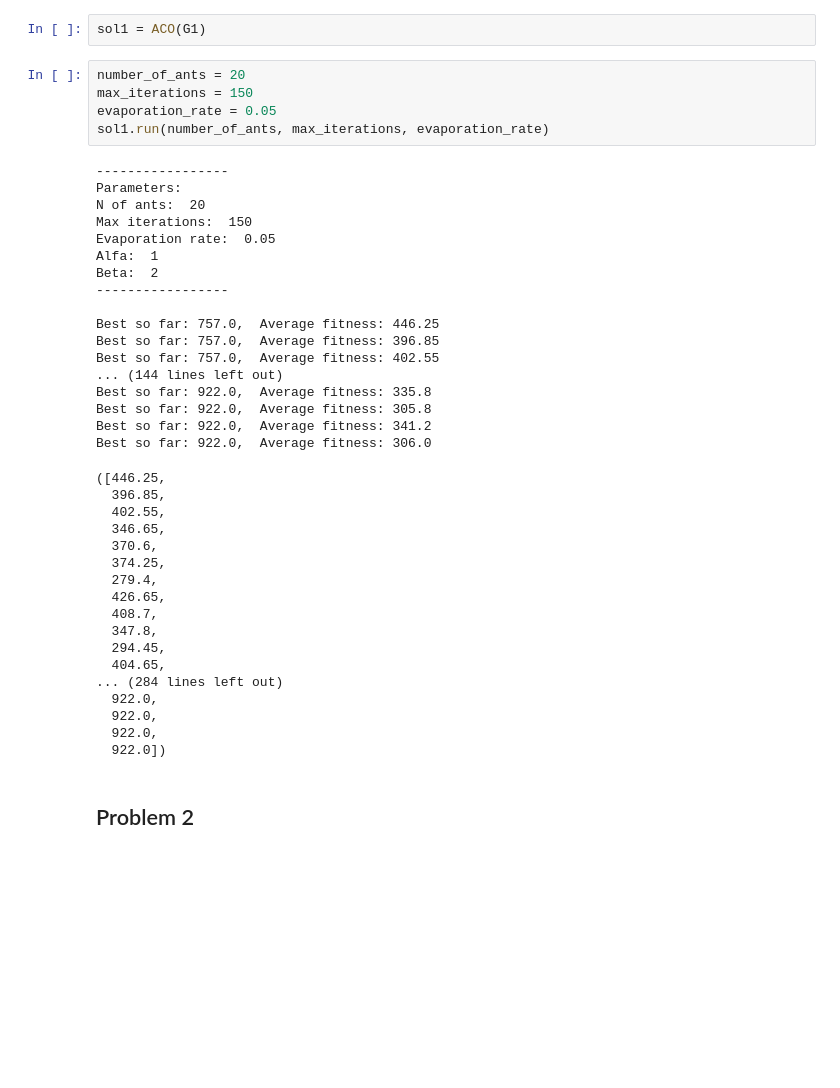
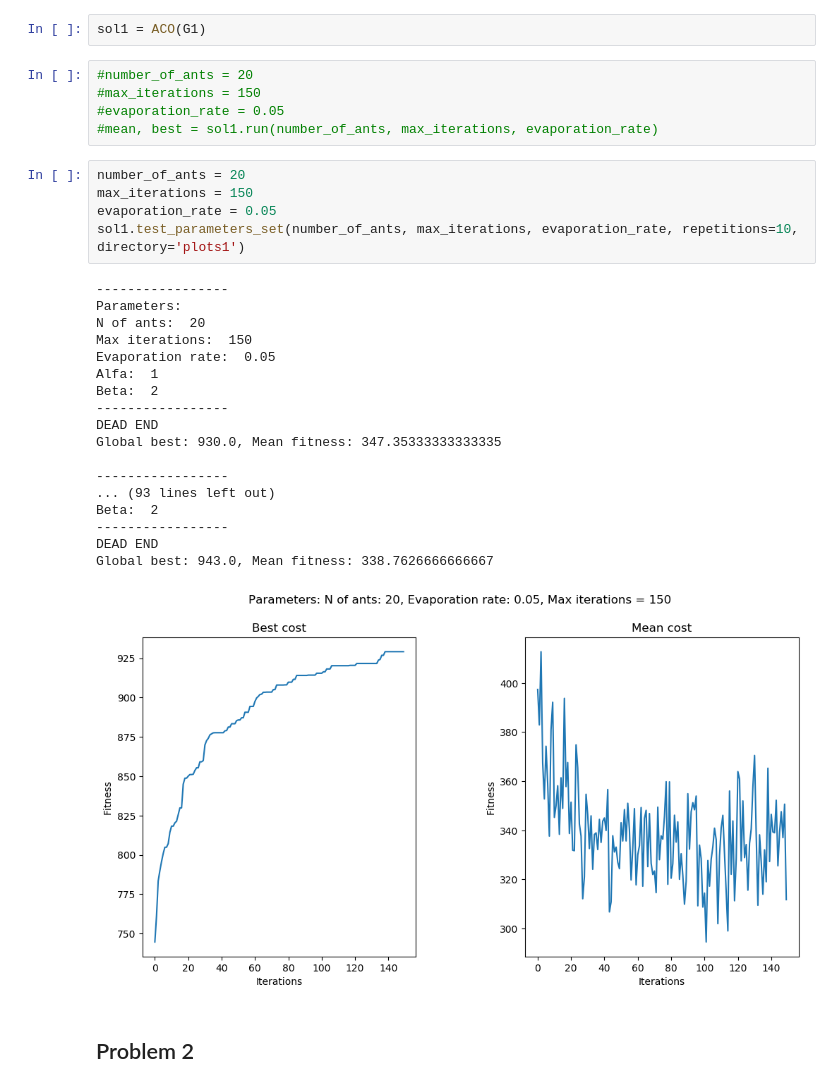
Before and after one commit to luizduducoelho/ACO, a Jupyter notebook: TP2 - ACO.ipynb, the cells around one changed output. Drawn from its saved outputs; the diff is of its cells as text; blank space fills up the shorter version.

Commit message:
Implemented test_parameters_set()

```diff
--- a/TP2 - ACO.ipynb
+++ b/TP2 - ACO.ipynb
@@ -198,45 +232,34 @@ x
 # %%
 sol1 = ACO(G1)
 # %%
-number_of_ants = 20
-max_iterations = 150
-evaporation_rate = 0.05
-sol1.run(number_of_ants, max_iterations, evaporation_rate)
+#number_of_ants = 20
+#max_iterations = 150
+#evaporation_rate = 0.05
+#mean, best = sol1.run(number_of_ants, max_iterations, evaporation_rate)
-# %% [output]
------------------
-Parameters:
-N of ants:  20
-Max iterations:  150
-Evaporation rate:  0.05
-Alfa:  1
-Beta:  2
------------------
-
-Best so far: 757.0,  Average fitness: 446.25
-Best so far: 757.0,  Average fitness: 396.85
-Best so far: 757.0,  Average fitness: 402.55
-... (144 lines left out)
-Best so far: 922.0,  Average fitness: 335.8
-Best so far: 922.0,  Average fitness: 305.8
-Best so far: 922.0,  Average fitness: 341.2
-Best so far: 922.0,  Average fitness: 306.0
-([446.25,
-  396.85,
-  402.55,
-  346.65,
-  370.6,
-  374.25,
-  279.4,
-  426.65,
-  408.7,
-  347.8,
-  294.45,
-  404.65,
-... (284 lines left out)
-  922.0,
-  922.0,
-  922.0,
-  922.0])
+# %%
+number_of_ants = 20
+max_iterations = 150
+evaporation_rate = 0.05
+sol1.test_parameters_set(number_of_ants, max_iterations, evaporation_rate, repetitions=10, directory='plots1')
+# %% [output]
+-----------------
+Parameters:
+N of ants:  20
+Max iterations:  150
+Evaporation rate:  0.05
+Alfa:  1
+Beta:  2
+-----------------
+DEAD END
+Global best: 930.0, Mean fitness: 347.35333333333335
+
+-----------------
+... (93 lines left out)
+Beta:  2
+-----------------
+DEAD END
+Global best: 943.0, Mean fitness: 338.7626666666667
+[figure, added]
 # %% [markdown]
 ## Problem 2
 # %%
```
Also changed, not shown: parts of 4 cells of this notebook.
